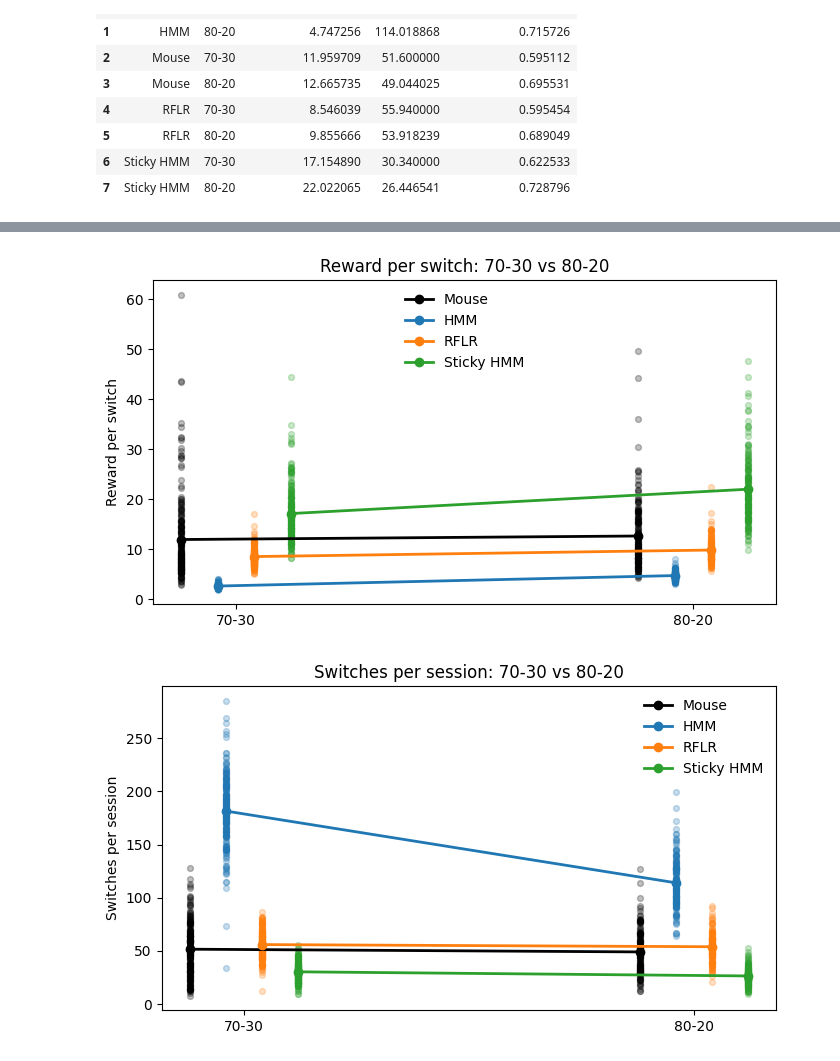
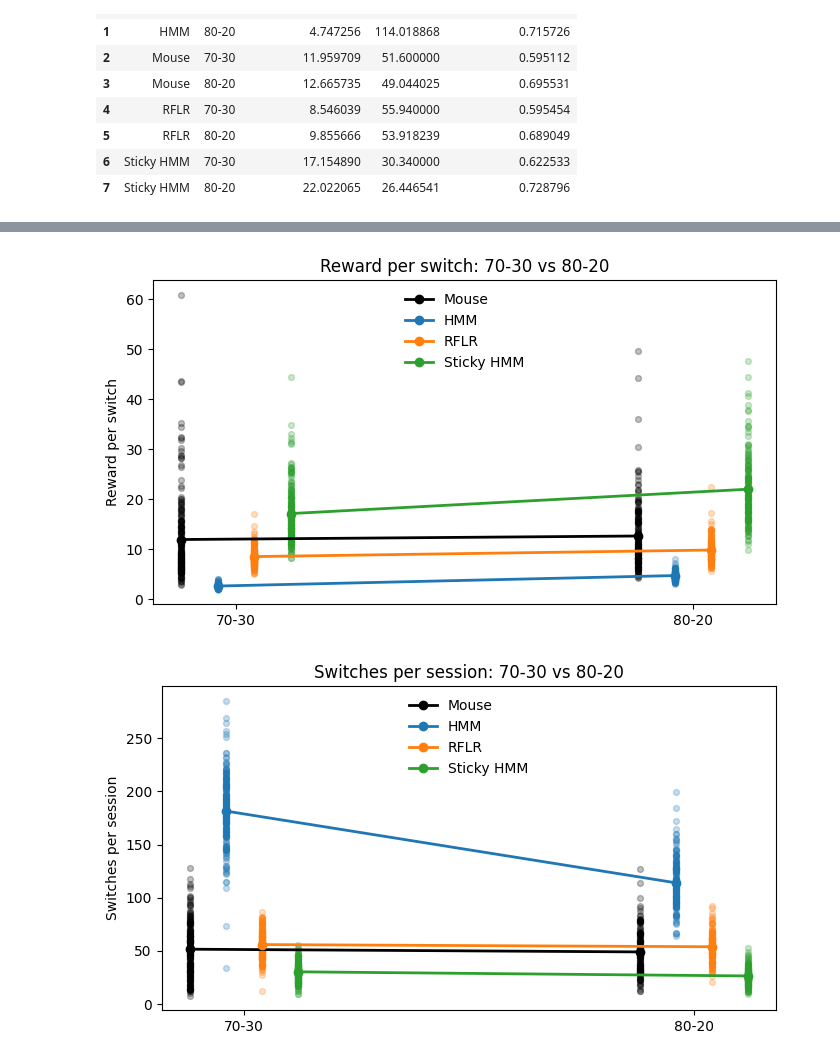
Before and after one commit to BobRice1/Stochastic-Switching-Bandits, a Jupyter notebook: Extensions/70-30extension.ipynb, the cells around one changed output, grey strips where cells are left out. Cells and saved outputs as stored; diff of their text form; code cells hidden in the pictures.

```diff
--- a/Extensions/70-30extension.ipynb
+++ b/Extensions/70-30extension.ipynb
@@ -260,17 +289,20 @@ len(sticky_80), len(sticky_70)
 def metrics(sessions):
     rows = []
     for c, r, *_ in sessions:
-        switches = np.sum(c[1:] != c[:-1])
+        # c: choices array, r: rewards array, *_ ignores extra outputs
+        switches = np.sum(c[1:] != c[:-1])  # Count choice switches
         rows.append(
             {
-                "reward_per_session": r.mean(),
-                "reward_per_switch": r.sum() / max(1, switches),
+                "reward_per_session": r.mean(),  # Average reward per trial - session mean
+                "reward_per_switch": r.sum()
+                / max(1, switches),  # Total reward / number of switches
                 "switches": switches,
             }
         )
     return pd.DataFrame(rows)
 
 
+# Combine mouse sessions and model sessions into one data frame
 summary = pd.concat(
     [
         metrics(mouse_sessions_80).assign(model="Mouse", cond="80-20"),
@@ -389,20 +445,3 @@ model_colors = {
     "RFLR": "#ff7f0e",  # orange
     "Sticky HMM": "#2ca02c",  # green
 }
-
-for metric, ylabel, fname in [
-    ("reward_per_switch", "Reward per switch", "cmp_reward_per_switch.png"),
-    ("switches", "Switches per session", "cmp_switches.png"),
-]:
-    plt.figure()
-    for m in model_order:
-        s = compare[compare["model"] == m].copy()
-        s["cond"] = pd.Categorical(s["cond"], categories=cond_order, ordered=True)
-        s = s.sort_values("cond")
-        plt.plot(s["cond"], s[metric], "o-", label=m, color=model_colors[m])
-    plt.ylabel(ylabel)
-    plt.title(f"{ylabel}: 70-30 vs 80-20")
-    plt.legend(frameon=False)
-    plt.tight_layout()
-    plt.savefig(os.path.join(OUTDIR, fname), dpi=300, bbox_inches="tight")
-    plt.show()
@@ -422,32 +458,32 @@ for metric, ylabel, fname in [
             s_raw["cond"], categories=cond_order, ordered=True
         )
         s_raw = s_raw.sort_values("cond")
 
         # optional dodge
         offset = (i - (len(model_order) - 1) / 2) * 0.08
         x_map = {c: j for j, c in enumerate(cond_order)}
 
         x = s_raw["cond"].map(x_map).astype(float).to_numpy() + offset
         y = s_raw[metric].to_numpy()
         plt.scatter(x, y, s=18, alpha=0.25, color=model_colors[m])
 
         # mean line from compare table
         s_mean = compare[compare["model"] == m].copy()
         s_mean["cond"] = pd.Categorical(
             s_mean["cond"], categories=cond_order, ordered=True
         )
         s_mean = s_mean.sort_values("cond")
         xm = s_mean["cond"].map(x_map).astype(float).to_numpy() + offset
         ym = s_mean[metric].to_numpy()
         plt.plot(xm, ym, "o-", label=m, color=model_colors[m], linewidth=2)
 
     plt.xticks([0, 1], cond_order)
     plt.ylabel(ylabel)
     plt.title(f"{ylabel}: 70-30 vs 80-20")
-    plt.legend(frameon=False)
+    plt.legend(loc="upper center", frameon=False)
     plt.tight_layout()
     plt.savefig(os.path.join(OUTDIR, fname), dpi=300, bbox_inches="tight")
     plt.show()
 # %% [output]
 [figure]
-[figure, old version]
+[figure, new version]
```
Also changed, not shown: parts of 17 cells of this notebook, 1 other file.
